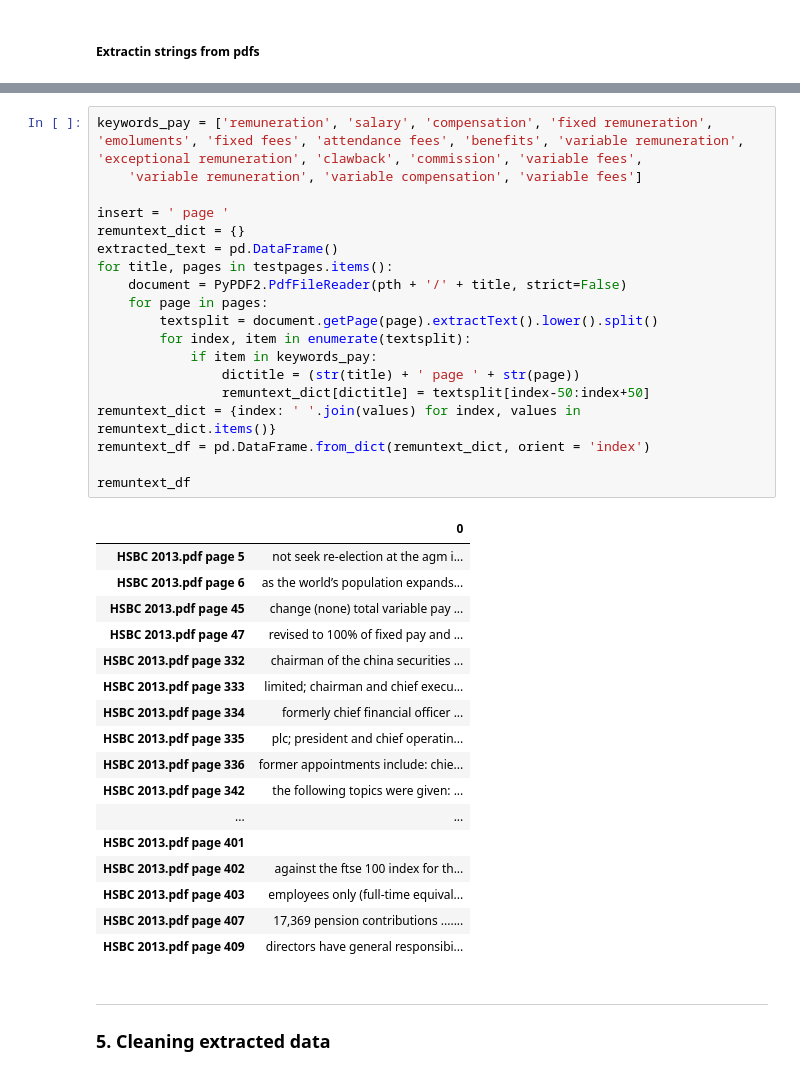
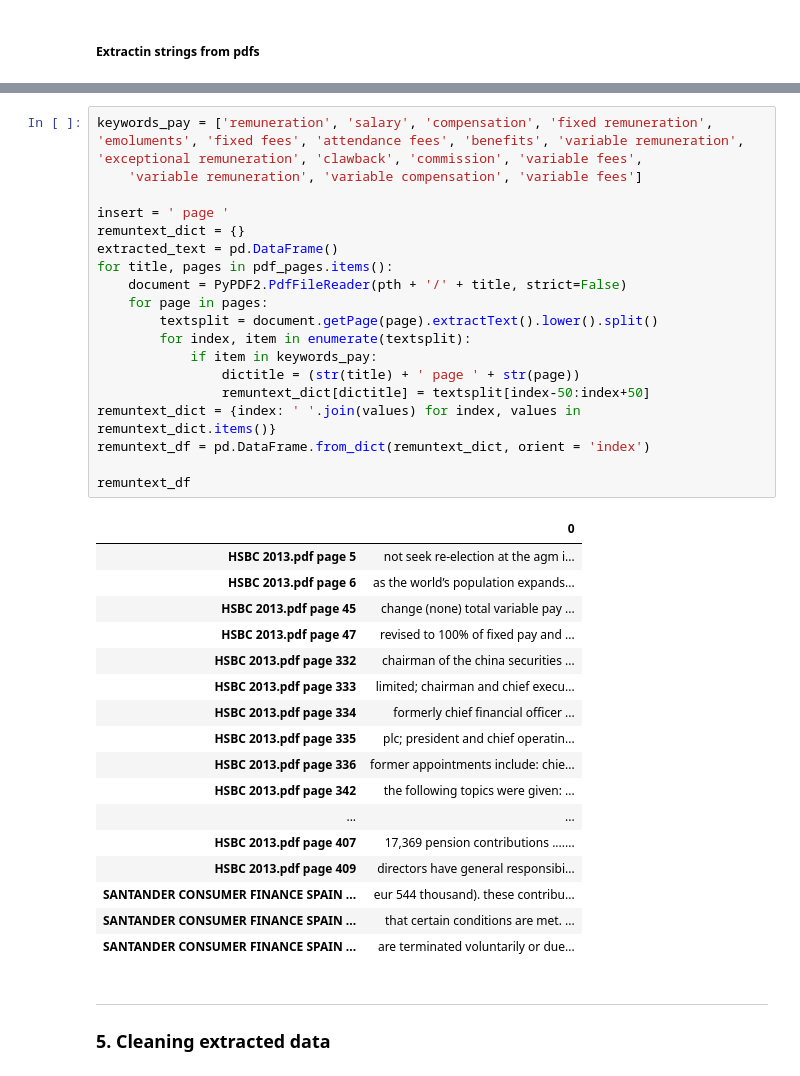
Before and after one commit to maxbranting/Remuneration-Data-Text-Mining, a Jupyter notebook: script_presentation.ipynb, the cells around one changed output, grey strips where cells are left out. Saved outputs shown, nothing was run; the diff lists cells and outputs as text.

```diff
--- a/script_presentation.ipynb
+++ b/script_presentation.ipynb
@@ -280,39 +281,39 @@ testpages
 keywords_pay = ['remuneration', 'salary', 'compensation', 'fixed remuneration', 'emoluments', 'fixed fees', 'attendance fees', 'benefits', 'variable remuneration', 'exceptional remuneration', 'clawback', 'commission', 'variable fees',
     'variable remuneration', 'variable compensation', 'variable fees']
 
 insert = ' page '
 remuntext_dict = {}
 extracted_text = pd.DataFrame()
-for title, pages in testpages.items():
+for title, pages in pdf_pages.items():
     document = PyPDF2.PdfFileReader(pth + '/' + title, strict=False)
     for page in pages:
         textsplit = document.getPage(page).extractText().lower().split()
         for index, item in enumerate(textsplit):
             if item in keywords_pay:
                 dictitle = (str(title) + ' page ' + str(page))
                 remuntext_dict[dictitle] = textsplit[index-50:index+50]
 remuntext_dict = {index: ' '.join(values) for index, values in remuntext_dict.items()}
 remuntext_df = pd.DataFrame.from_dict(remuntext_dict, orient = 'index')
 
 remuntext_df
 # %% [output]
 |  | 0 |
 | HSBC 2013.pdf page 5 | not seek re-election at the agm i... |
 | HSBC 2013.pdf page 6 | as the world’s population expands... |
 | HSBC 2013.pdf page 45 | change (none) total variable pay ... |
 | HSBC 2013.pdf page 47 | revised to 100% of fixed pay and ... |
 | HSBC 2013.pdf page 332 | chairman of the china securities ... |
 | HSBC 2013.pdf page 333 | limited; chairman and chief execu... |
 | HSBC 2013.pdf page 334 | formerly chief financial officer ... |
 | HSBC 2013.pdf page 335 | plc; president and chief operatin... |
 | HSBC 2013.pdf page 336 | former appointments include: chie... |
 | HSBC 2013.pdf page 342 | the following topics were given: ... |
 | ... | ... |
-| HSBC 2013.pdf page 401 |  |
-| HSBC 2013.pdf page 402 | against the ftse 100 index for th... |
-| HSBC 2013.pdf page 403 | employees only (full-time equival... |
 | HSBC 2013.pdf page 407 | 17,369 pension contributions ....... |
 | HSBC 2013.pdf page 409 | directors have general responsibi... |
+| SANTANDER CONSUMER FINANCE SPAIN ... | eur 544 thousand). these contribu... |
+| SANTANDER CONSUMER FINANCE SPAIN ... | that certain conditions are met. ... |
+| SANTANDER CONSUMER FINANCE SPAIN ... | are terminated voluntarily or due... |
 # %% [markdown]
 ***
 ### 5. Cleaning extracted data
```
Also changed, not shown: parts of 8 cells of this notebook.
